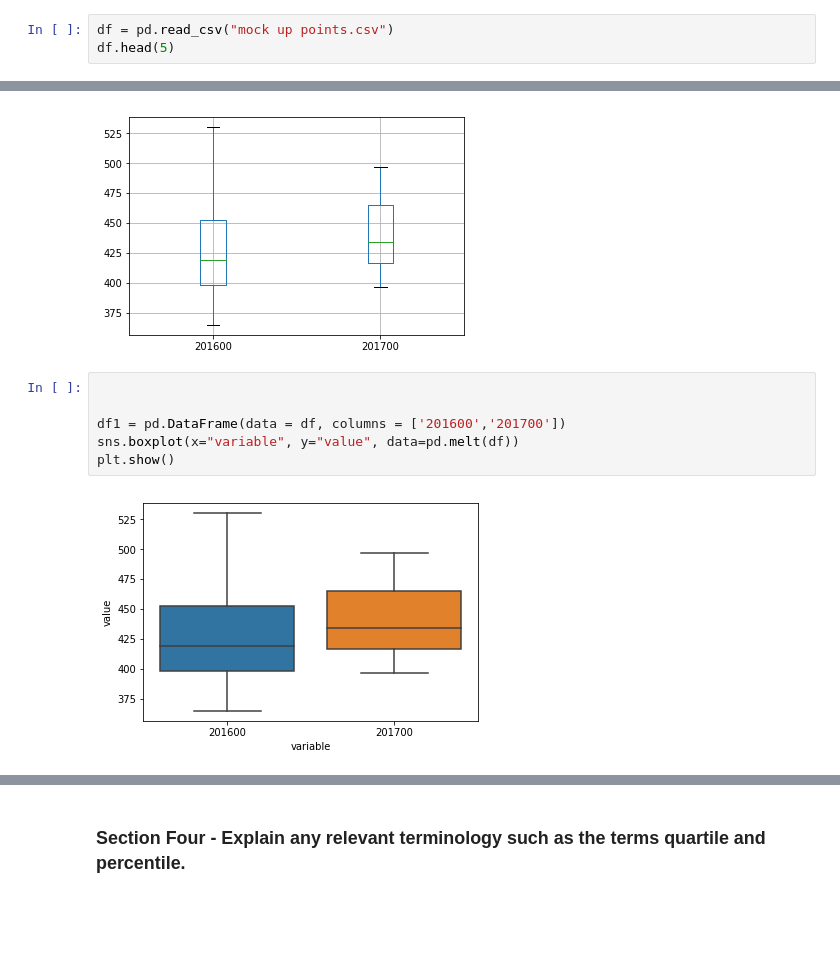
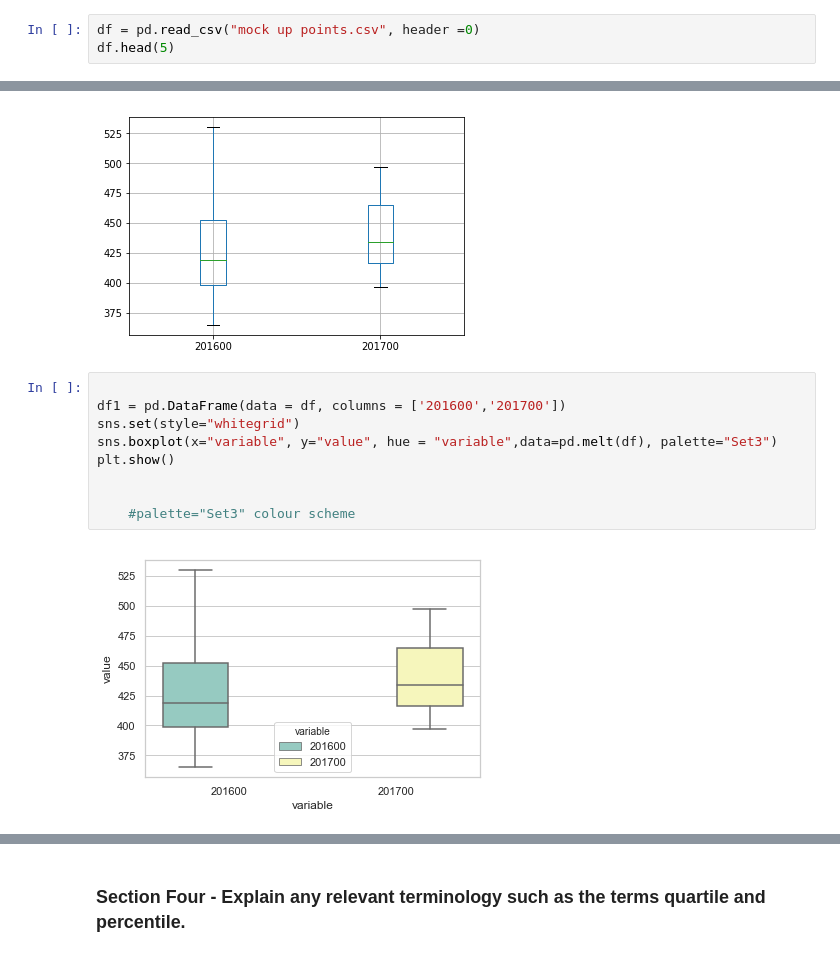
Before and after one commit to Hudsonsue/BOXPLOTS, a Jupyter notebook: BOX PLOTS.ipynb, the cells around one changed output, grey strips where cells are left out. Cells and saved outputs as stored; diff of their text form; blank space fills up the shorter version.

```diff
--- a/BOX PLOTS.ipynb
+++ b/BOX PLOTS.ipynb
@@ -59,7 +59,7 @@ import pandas as pd
 # %% [markdown]
 For this I am going to simulate some CAO points for students entering a programme in a range of entry terms.
 # %%
-df = pd.read_csv("mock up points.csv")
+df = pd.read_csv("mock up points.csv", header =0)
 df.head(5)
 # %% [output]
 |  | 201600 | 201700 |
@@ -117,10 +117,13 @@ Interquartile range 201700 48.5
 [figure]
 # %%
 
+df1 = pd.DataFrame(data = df, columns = ['201600','201700'])
+sns.set(style="whitegrid")
+sns.boxplot(x="variable", y="value", hue = "variable",data=pd.melt(df), palette="Set3")
+plt.show()
 
-df1 = pd.DataFrame(data = df, columns = ['201600','201700'])
-sns.boxplot(x="variable", y="value", data=pd.melt(df))
-plt.show()
+
+    #palette="Set3" colour scheme
 # %% [output]
-[figure, old version]
+[figure, new version]
 # %%
```
Also changed, not shown: parts of 3 cells of this notebook.
